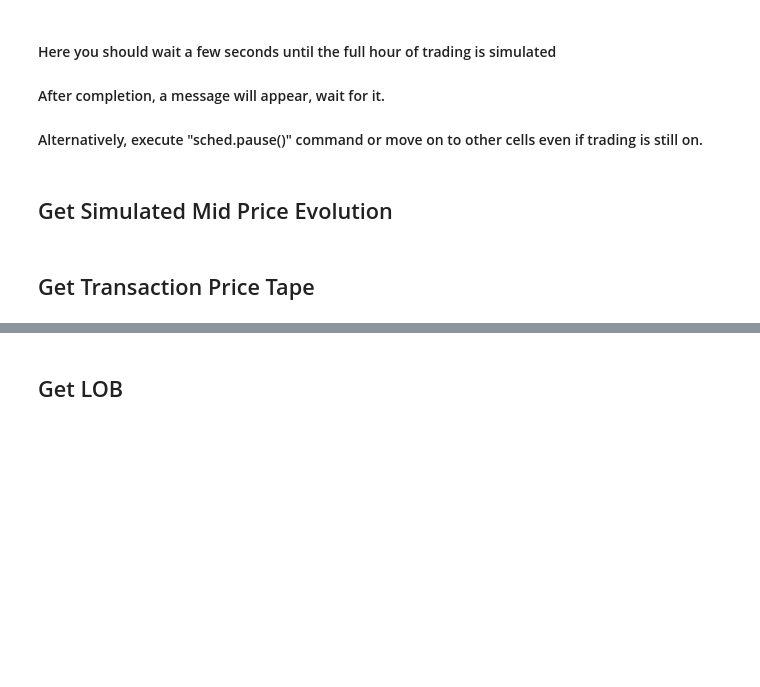
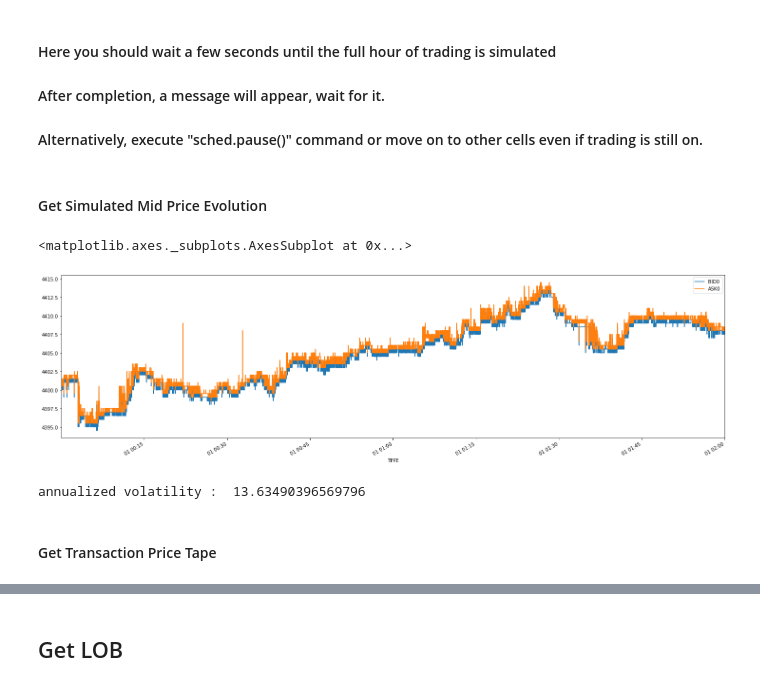
Before and after one commit to FDR0903/mimicLOB, a Jupyter notebook: demo/Classic/3. Demo - Simulation - QRM.ipynb, the cells around one changed output, grey strips where cells are left out. Cells and saved outputs as stored; diff of their text form; code cells hidden in the pictures; blank space fills up the shorter version.

```diff
--- a/demo/Classic/3. Demo - Simulation - QRM.ipynb
+++ b/demo/Classic/3. Demo - Simulation - QRM.ipynb
@@ -82,3 +127,10 @@ def startSimulation(nb_hours_of_trading=2):
+# %%
+#reset lob & agent
+LOB.reset()
+qrm = mlob.QRM(**qrm_config)
+
+#scehduler
+sched = BackgroundScheduler()
 # %% [markdown]
 #### Here you should wait a few seconds until the full hour of trading is simulated
 #### After completion, a message will appear, wait for it.
@@ -89,16 +143,24 @@ startSimulation()
 # %%
 sched.pause()
 # %% [markdown]
-## Get Simulated Mid Price Evolution
+#### Get Simulated Mid Price Evolution
 # %%
 LOBtape = qrm.getLOBTape()
 # %%
 # the TIME columns is in number of seconds !
-LOBtape = LOBtape[(LOBtape.TIME<1000000)] # clean data
+# LOBtape = LOBtape #[(LOBtape.TIME<1000000)] # clean data
 LOBtape['TIME'] = pd.to_datetime(LOBtape['TIME'], unit='s')
 LOBtape = LOBtape.set_index('TIME').resample('s').last()[['BID0', 'ASK0']].dropna().astype(float)
 LOBtape[['BID0', 'ASK0']].astype(float).plot(figsize=(25, 7))
+# %% [output]
+<matplotlib.axes._subplots.AxesSubplot at 0x...>
+[figure, added]
+# %%
+LOBtape['MID0'] = (LOBtape.BID0 + LOBtape.ASK0) / 2
+print('annualized volatility : ', 100 * (6 * 60 * 7 * 252)**0.5 * LOBtape.MID0.resample('10s').last().pct_change(1).std())
+# %% [output]
+annualized volatility :  13.63490396569796
 # %% [markdown]
-## Get Transaction Price Tape
+#### Get Transaction Price Tape
 # %%
 histoPrices = qrm.getPriceTape().astype(float)
```
Also changed, not shown: parts of 16 cells of this notebook, 18 other files.
